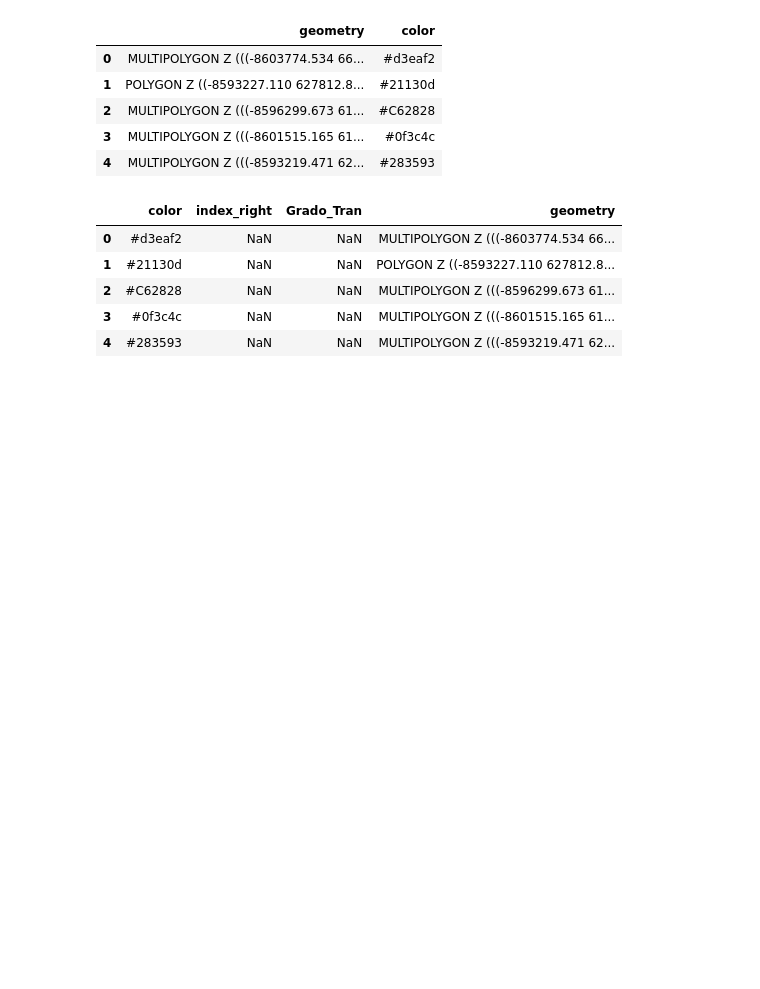
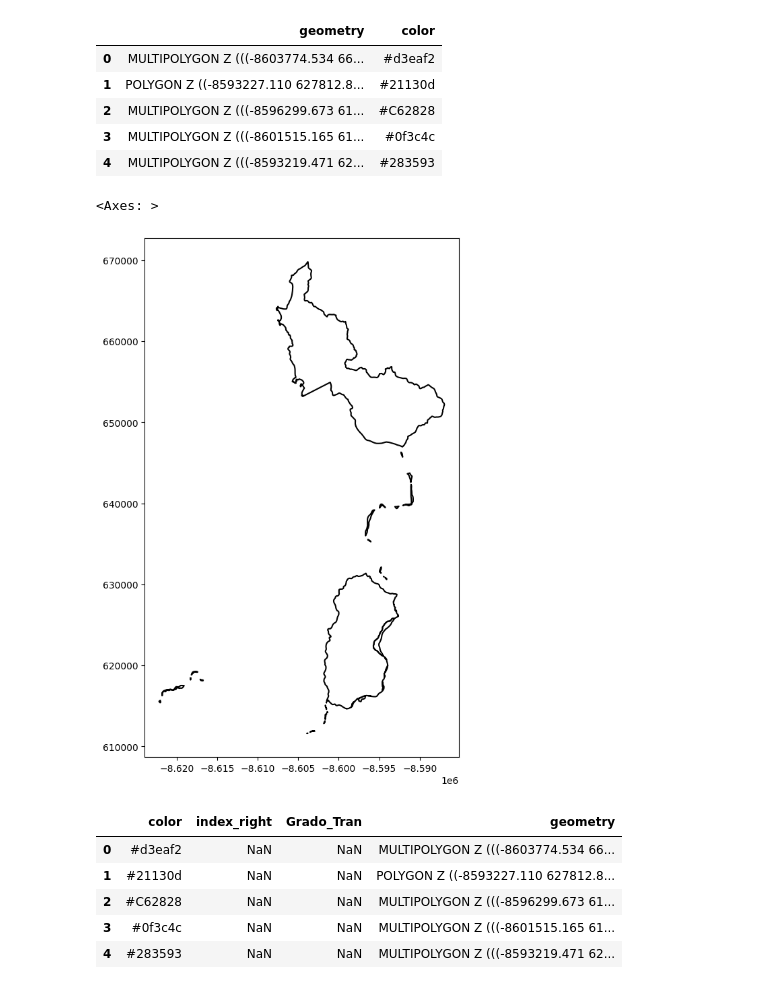
Before and after one commit to monteroanibal/taller_Python_SemanaGEO2024, a Jupyter notebook: tallerPython_SemGEO2024_pt1_exploracion_datos_espaciales.ipynb, the cells around one changed output. Cells and saved outputs as stored; diff of their text form; code cells hidden in the pictures; blank space fills up the shorter version.

```diff
--- a/tallerPython_SemGEO2024_pt1_exploracion_datos_espaciales.ipynb
+++ b/tallerPython_SemGEO2024_pt1_exploracion_datos_espaciales.ipynb
@@ -803,6 +801,11 @@ dif_nuqui
 | 2 | MULTIPOLYGON Z (((-8596299.673 61... | #C62828 |
 | 3 | MULTIPOLYGON Z (((-8601515.165 61... | #0f3c4c |
 | 4 | MULTIPOLYGON Z (((-8593219.471 62... | #283593 |
+# %%
+dif_nuqui.boundary.plot(figsize=(10,10), edgecolor='k', alpha=1)
+# %% [output]
+<Axes: >
+[figure, added]
 # %%
 simdif_nuqui = gpd.overlay(nuqui_resg[['geometry','color']].to_crs(epsg=3857), nuqui_hume_subc, how='symmetric_difference')
 simdif_nuqui
```
Also changed, not shown: parts of 8 cells of this notebook.
